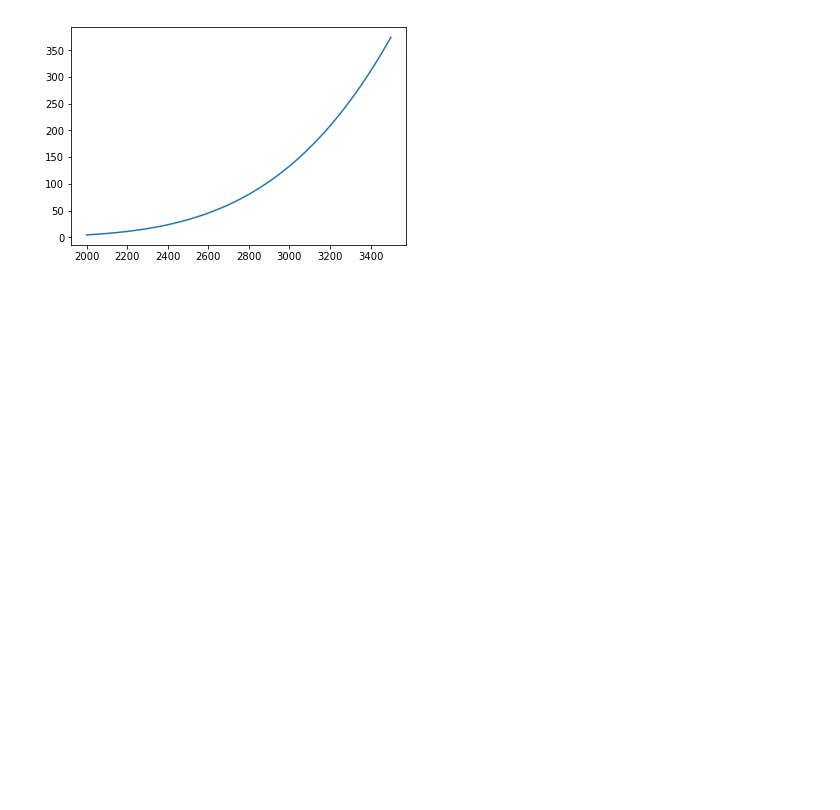
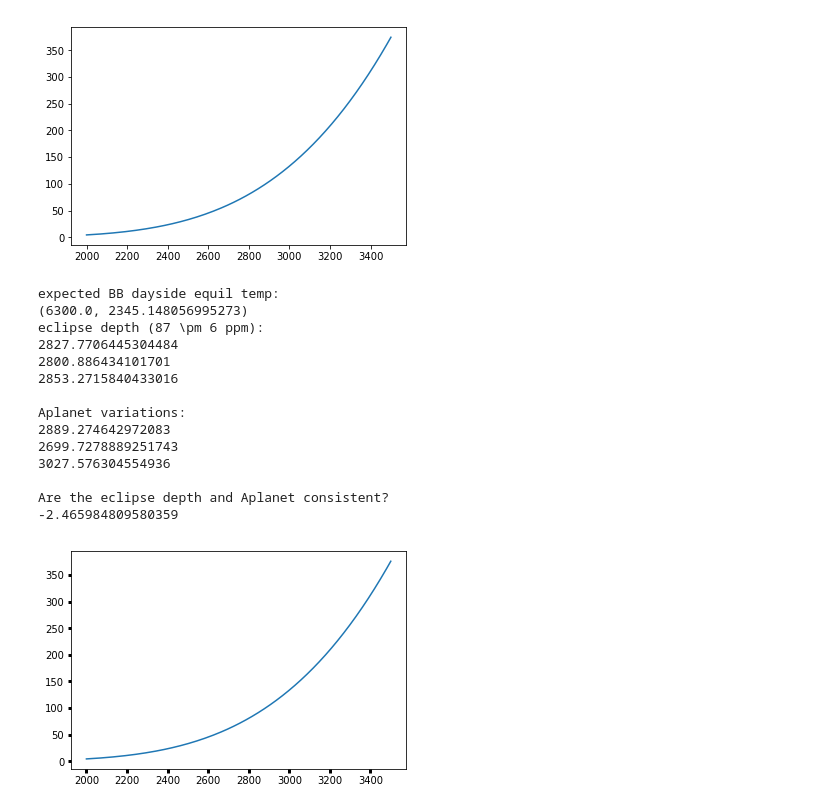
Before and after one commit to BoiseStatePlanetary/Searching-for-Variability-in-Eclipses-in-the-Kepler-Dataset, a Jupyter notebook: code/Kepler76b_BB_rad.ipynb, the cells around one changed output. Cells and saved outputs as stored; diff of their text form; code cells hidden in the pictures; blank space fills up the shorter version.

Commit message:
Made some figures for LPSC 2019

```diff
--- a/code/Kepler76b_BB_rad.ipynb
+++ b/code/Kepler76b_BB_rad.ipynb
@@ -129,3 +126,59 @@ print(np.interp(160e-6, eclipse_depths, temps))
 2178.36637397
 3078.95173768
 [figure]
+# %%
+# 2019 Jan 10 - Exploring the implications of \pm 40% variations in the planetary phase curve
+a_over_Rs = 5.103
+p = 0.085
+Aplanet = 51e-6 # \pm 40% variations
+Aplanet_err = 1e-6
+eclipse_depth = 87e-6 # \pm 6 ppm
+eclipse_depth_err = 6e-6
+Tp = np.sqrt(1./a_over_Rs/np.sqrt(2))*K76.Ts
+print("expected BB dayside equil temp:")
+print(K76.Ts, Tp)
+
+temps = np.linspace(2000., 3500., 150)
+Kep_st_sig = simps(blackbody_lambda(Kepler_func['Wavelength']*10, K76.Ts)*Kepler_func['Transmission'],
+                   x=Kepler_func['Wavelength']*10)
+
+Kep_pl_sigs = np.zeros_like(temps)
+for i in range(len(temps)):
+    Kep_pl_sigs[i] = simps(blackbody_lambda(Kepler_func['Wavelength']*10, temps[i])*Kepler_func['Transmission'],
+                   x=Kepler_func['Wavelength']*10)
+
+Aplanets = p**2*Kep_pl_sigs/Kep_st_sig
+plt.plot(temps, Aplanets*1e6)
+
+print("eclipse depth (87 \pm 6 ppm): ")
+print(np.interp(eclipse_depth, Aplanets, temps))
+print(np.interp(eclipse_depth - eclipse_depth_err, Aplanets, temps))
+print(np.interp(eclipse_depth + eclipse_depth_err, Aplanets, temps))
+
+print
+
+print("Aplanet variations:")
+print(np.interp(2.*Aplanet, Aplanets, temps))
+print(np.interp(2.*Aplanet*0.6, Aplanets, temps))
+print(np.interp(2.*Aplanet*1.4, Aplanets, temps))
+
+print
+
+print("Are the eclipse depth and Aplanet consistent?")
+print((eclipse_depth - 2.*Aplanet)/np.sqrt(Aplanet_err**2 + eclipse_depth_err**2))
+# %% [output]
+expected BB dayside equil temp:
+(6300.0, 2345.148056995273)
+eclipse depth (87 \pm 6 ppm):
+2827.7706445304484
+2800.886434101701
+2853.2715840433016
+
+Aplanet variations:
+2889.274642972083
+2699.7278889251743
+3027.576304554936
+
+Are the eclipse depth and Aplanet consistent?
+-2.465984809580359
+[figure, added]
```
Also changed, not shown: parts of 2 cells of this notebook, 1 other file.
